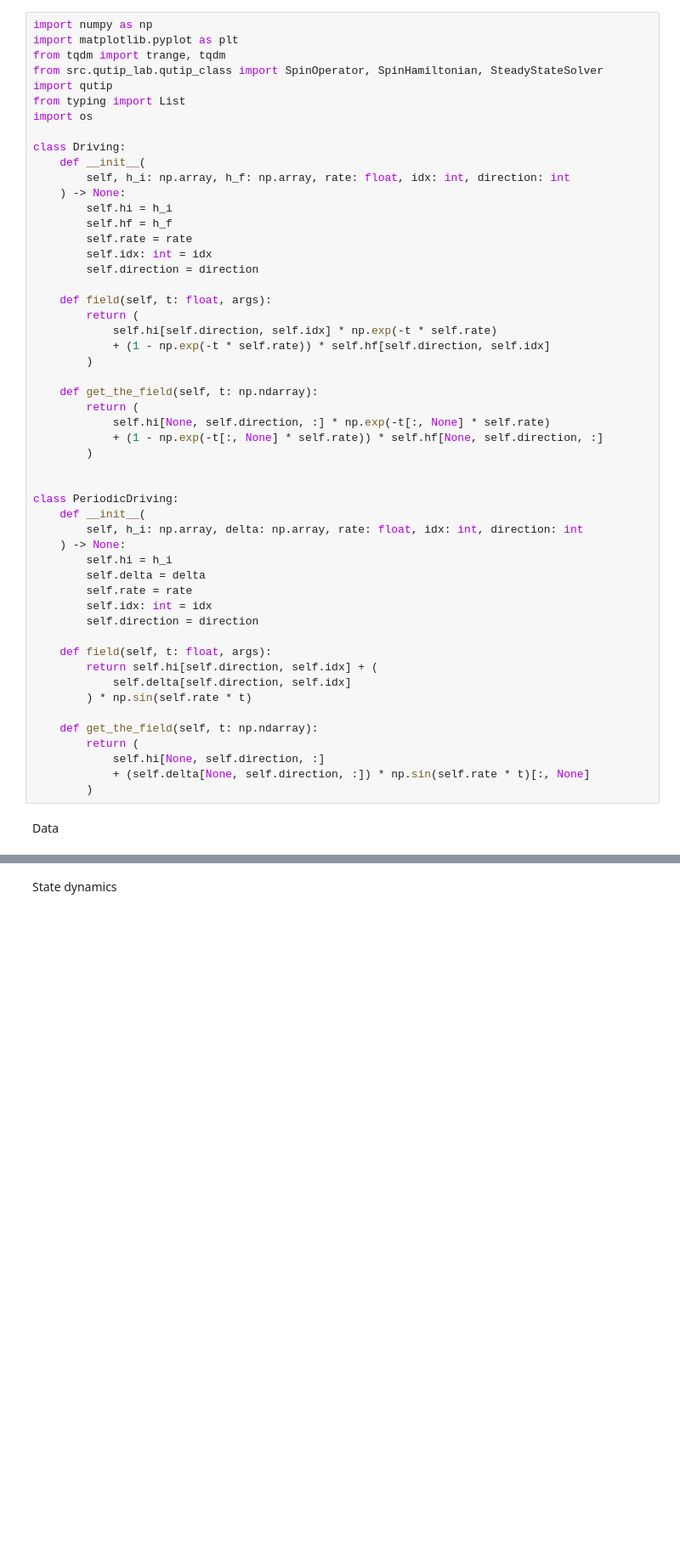
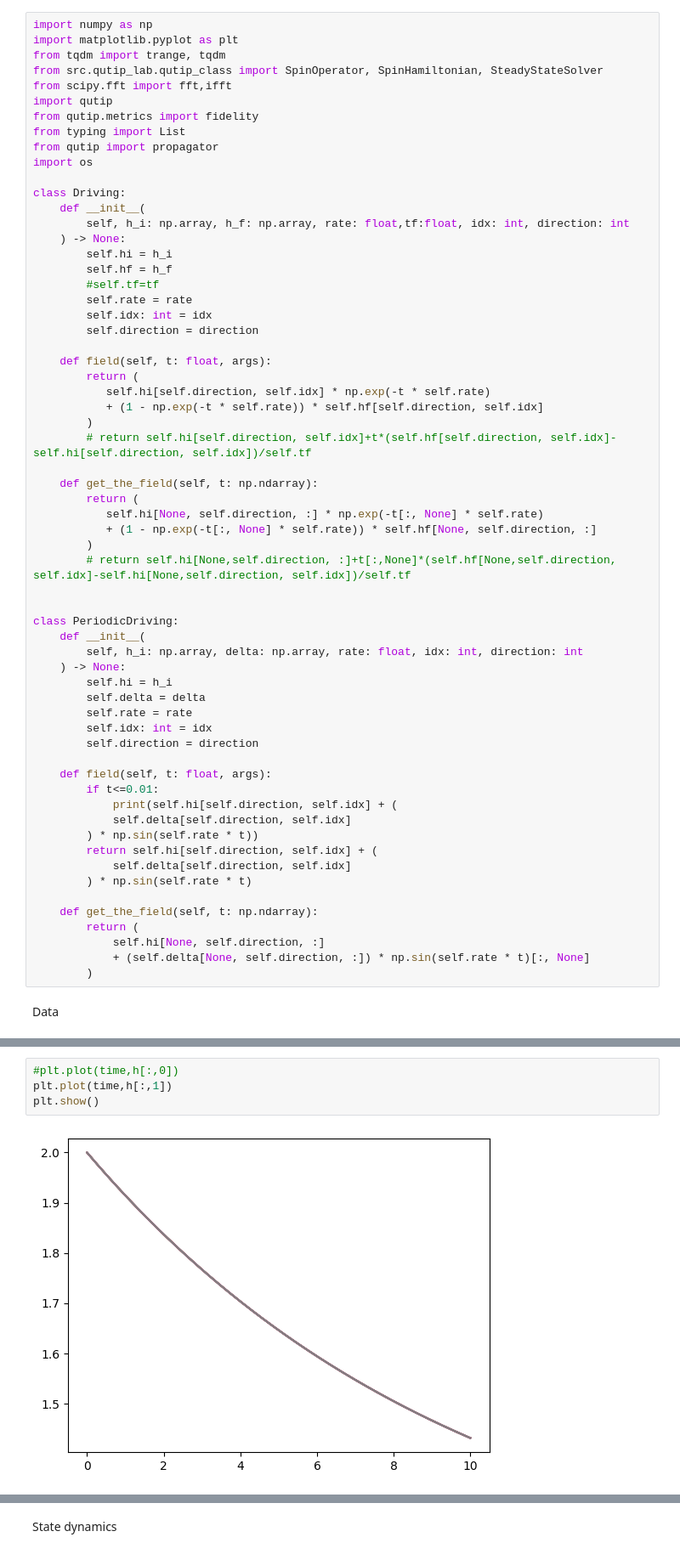
Before and after one commit to emacosta95/DL-VLM, a Jupyter notebook: time_dependent_evolution_mbs.ipynb, the cells around one changed output, grey strips where cells are left out. Shown at 85% size. Saved outputs shown, nothing was run; the diff lists cells and outputs as text; blank space fills up the shorter version.

```diff
--- a/time_dependent_evolution_mbs.ipynb
+++ b/time_dependent_evolution_mbs.ipynb
@@ -7,31 +7,37 @@ import numpy as np
 import matplotlib.pyplot as plt
 from tqdm import trange, tqdm
 from src.qutip_lab.qutip_class import SpinOperator, SpinHamiltonian, SteadyStateSolver
+from scipy.fft import fft,ifft
 import qutip
+from qutip.metrics import fidelity
 from typing import List
+from qutip import propagator
 import os
 
 class Driving:
     def __init__(
-        self, h_i: np.array, h_f: np.array, rate: float, idx: int, direction: int
+        self, h_i: np.array, h_f: np.array, rate: float,tf:float, idx: int, direction: int
     ) -> None:
         self.hi = h_i
         self.hf = h_f
+        #self.tf=tf
         self.rate = rate
         self.idx: int = idx
         self.direction = direction
 
     def field(self, t: float, args):
         return (
-            self.hi[self.direction, self.idx] * np.exp(-t * self.rate)
-            + (1 - np.exp(-t * self.rate)) * self.hf[self.direction, self.idx]
+           self.hi[self.direction, self.idx] * np.exp(-t * self.rate)
+           + (1 - np.exp(-t * self.rate)) * self.hf[self.direction, self.idx]
         )
+        # return self.hi[self.direction, self.idx]+t*(self.hf[self.direction, self.idx]-self.hi[self.direction, self.idx])/self.tf
 
     def get_the_field(self, t: np.ndarray):
         return (
-            self.hi[None, self.direction, :] * np.exp(-t[:, None] * self.rate)
-            + (1 - np.exp(-t[:, None] * self.rate)) * self.hf[None, self.direction, :]
+           self.hi[None, self.direction, :] * np.exp(-t[:, None] * self.rate)
+           + (1 - np.exp(-t[:, None] * self.rate)) * self.hf[None, self.direction, :]
         )
+        # return self.hi[None,self.direction, :]+t[:,None]*(self.hf[None,self.direction, self.idx]-self.hi[None,self.direction, self.idx])/self.tf
 
 
 class PeriodicDriving:
@@ -45,6 +51,10 @@ class PeriodicDriving:
         self.direction = direction
 
     def field(self, t: float, args):
+        if t<=0.01:
+            print(self.hi[self.direction, self.idx] + (
+            self.delta[self.direction, self.idx]
+        ) * np.sin(self.rate * t))
         return self.hi[self.direction, self.idx] + (
             self.delta[self.direction, self.idx]
         ) * np.sin(self.rate * t)
@@ -179,0 +239,6 @@ AttributeError: 'numpy.ndarray' object has no attribute 'detach'
+# %%
+#plt.plot(time,h[:,0])
+plt.plot(time,h[:,1])
+plt.show()
+# %% [output]
+[figure, added]
```
Also changed, not shown: parts of 19 cells of this notebook, 3 other files.
